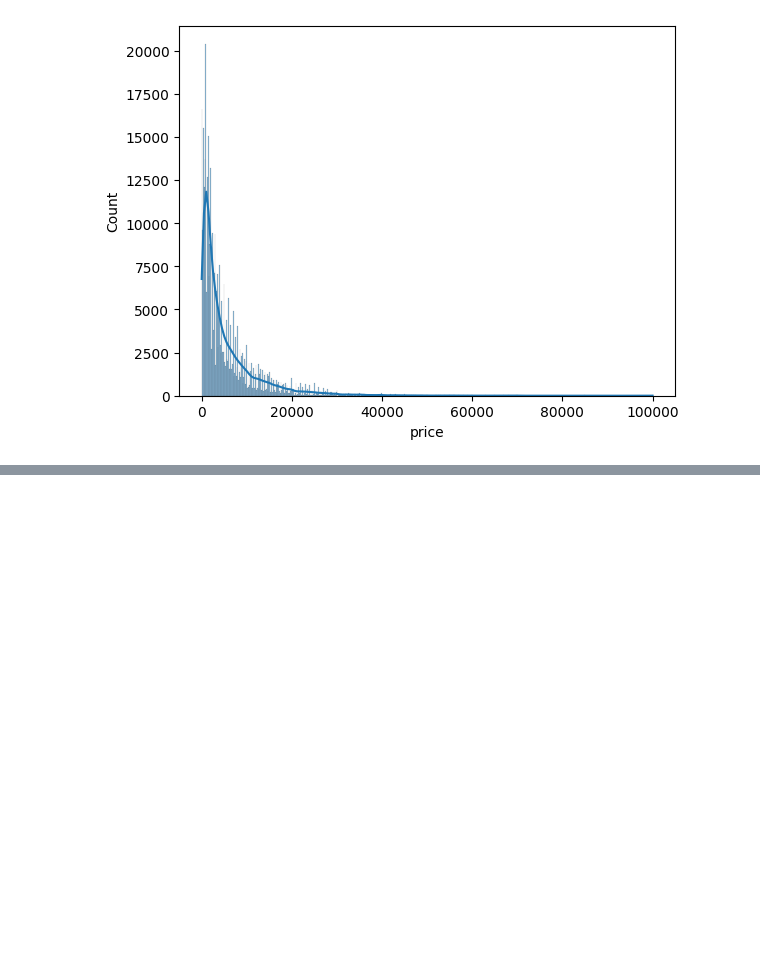
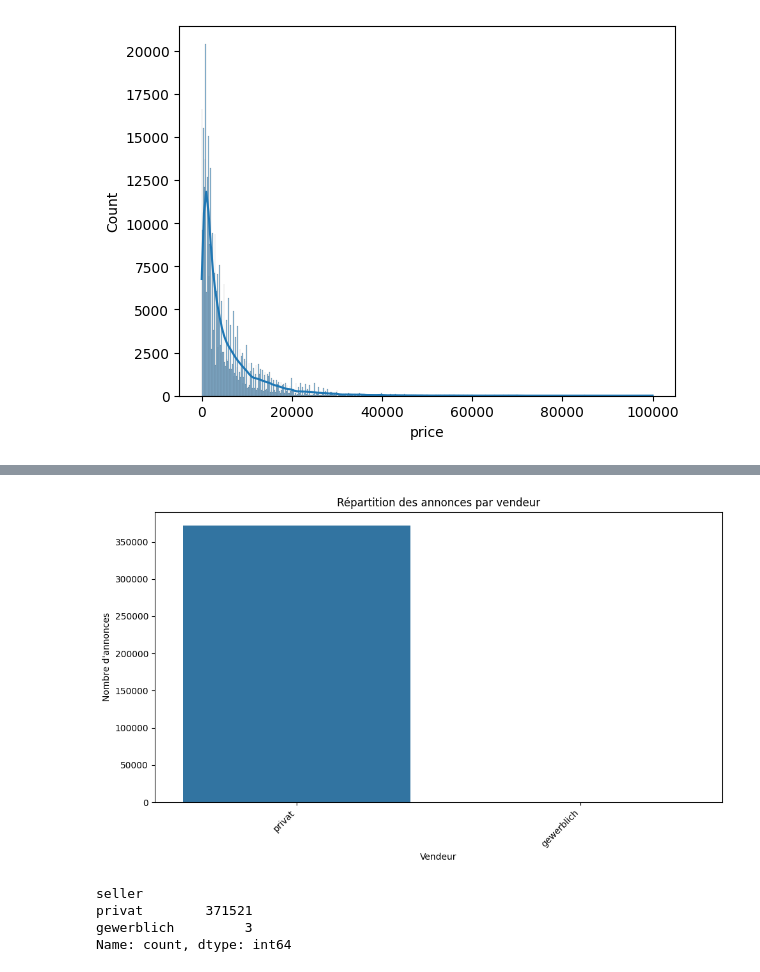
Before and after one commit to BaptisteLeroux/Deloitte, a Jupyter notebook: main.ipynb, the cells around one changed output, grey strips where cells are left out. Drawn from its saved outputs; the diff is of its cells as text; code cells hidden in the pictures; blank space fills up the shorter version.

```diff
--- a/main.ipynb
+++ b/main.ipynb
@@ -222,0 +250,22 @@ sns.histplot(data=df_clean[(df_clean["price"] <= 5e+03) & (df_clean["price"] >=
+# %%
+# Obtenir les décomptes des catégories de la variable "seller"
+seller_counts = df_clean["seller"].value_counts()
+
+# Tracer le graphique en barres
+plt.figure(figsize=(10, 6))
+sns.barplot(x=seller_counts.index, y=seller_counts.values)
+plt.xlabel("Vendeur")
+plt.ylabel("Nombre d'annonces")
+plt.title("Répartition des annonces par vendeur")
+plt.xticks(rotation=45, ha='right')  # Rotation des étiquettes des catégories pour faciliter la lisibilité
+plt.tight_layout()
+plt.show()
+# %% [output]
+[figure, added]
+# %%
+seller_counts
+# %% [output]
+seller
+privat        371521
+gewerblich         3
+Name: count, dtype: int64
```
Also changed, not shown: parts of 29 cells of this notebook.
